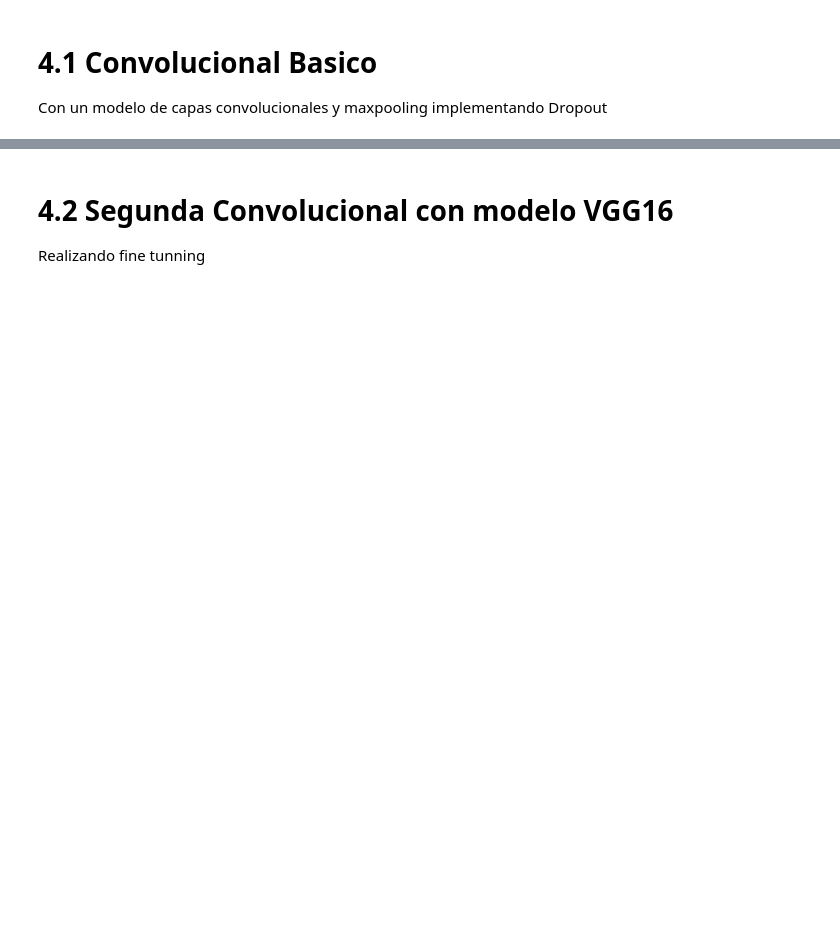
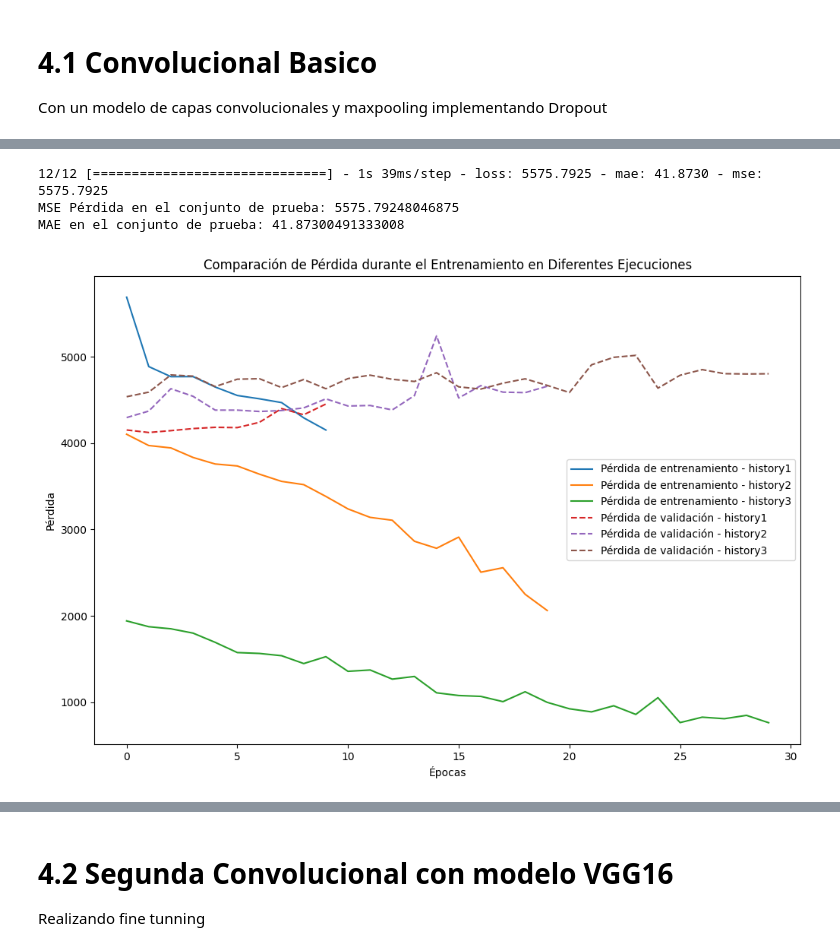
Before and after one commit to danrool/deep-learning-entrega, a Jupyter notebook: Entrega_Rolando_Rodriguez.ipynb, the cells around one changed output, grey strips where cells are left out. Cells and saved outputs as stored; diff of their text form; code cells hidden in the pictures; blank space fills up the shorter version.

```diff
--- a/Entrega_Rolando_Rodriguez.ipynb
+++ b/Entrega_Rolando_Rodriguez.ipynb
@@ -560,2 +574,2 @@ Con un modelo de capas convolucionales y maxpooling implementando Dropout
 # %%
-#history2 = model_images.fit(X_images_train, y_images_train, epochs=20, batch_size=64, validation_data=(X_images_val, y_images_val ))
+history2 = model_images.fit(X_images_train, y_images_train, epochs=20, batch_size=64, validation_data=(X_images_val, y_images_val ))
@@ -562,2 +594,2 @@ Con un modelo de capas convolucionales y maxpooling implementando Dropout
 # %%
-#history3 = model_images.fit(X_images_train, y_images_train, epochs=30, batch_size=128, validation_data=(X_images_val, y_images_val ))
+history3 = model_images.fit(X_images_train, y_images_train, epochs=30, batch_size=128, validation_data=(X_images_val, y_images_val ))
@@ -564,18 +614,32 @@ Con un modelo de capas convolucionales y maxpooling implementando Dropout
 # %%
-## Evaluacion con una ejecucion
-#import matplotlib.pyplot as plt
+import matplotlib.pyplot as plt
 
-# Evaluacion del modelo
+#
 #test_loss, test_mae = model_images.evaluate(X_images_test, y_images_test)
-#print(f'MSE Perdida en el conjunto de prueba: {test_loss}')
-#print(f'MAE en el conjunto de prueba: {test_mae}')
 
-# Visualizacion de la pérdida durante el entrenamiento
-#plt.plot(history1.history['loss'], label='Perdida de entrenamiento')
-#plt.plot(history1.history['val_loss'], label='Perdida de validacion')
-#plt.title('Perdida durante el Entrenamiento')
-#plt.xlabel('Epocas')
-#plt.ylabel('Pérdida')
-#plt.legend()
-#plt.show()
+test_loss, test_mae, test_mse = model_images.evaluate(X_images_test, y_images_test)
+print(f'MSE Pérdida en el conjunto de prueba: {test_loss}')
+print(f'MAE en el conjunto de prueba: {test_mae}')
+
+# Visualización de la perdida durante el entrenamiento
+plt.figure(figsize=(12, 8))
+
+plt.plot(history1.history['loss'], label='Pérdida de entrenamiento - history1')
+plt.plot(history2.history['loss'], label='Pérdida de entrenamiento - history2')
+plt.plot(history3.history['loss'], label='Pérdida de entrenamiento - history3')
+
+plt.plot(history1.history['val_loss'], label='Pérdida de validación - history1', linestyle='--')
+plt.plot(history2.history['val_loss'], label='Pérdida de validación - history2', linestyle='--')
+plt.plot(history3.history['val_loss'], label='Pérdida de validación - history3', linestyle='--')
+
+plt.title('Comparación de Pérdida durante el Entrenamiento en Diferentes Ejecuciones')
+plt.xlabel('Épocas')
+plt.ylabel('Pérdida')
+plt.legend()
+plt.show()
+# %% [output]
+12/12 [==============================] - 1s 39ms/step - loss: 5575.7925 - mae: 41.8730 - mse: 5575.7925
+MSE Pérdida en el conjunto de prueba: 5575.79248046875
+MAE en el conjunto de prueba: 41.87300491333008
+[figure, added]
 # %%
```
Also changed, not shown: parts of 32 cells of this notebook.
